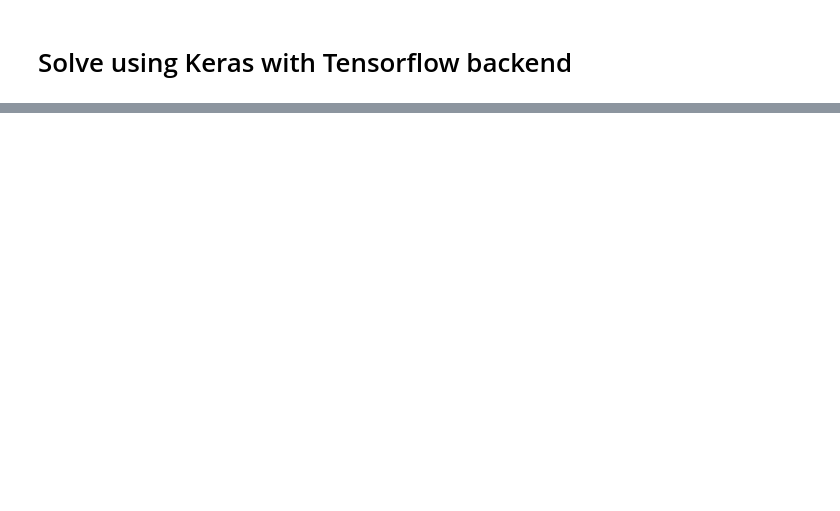
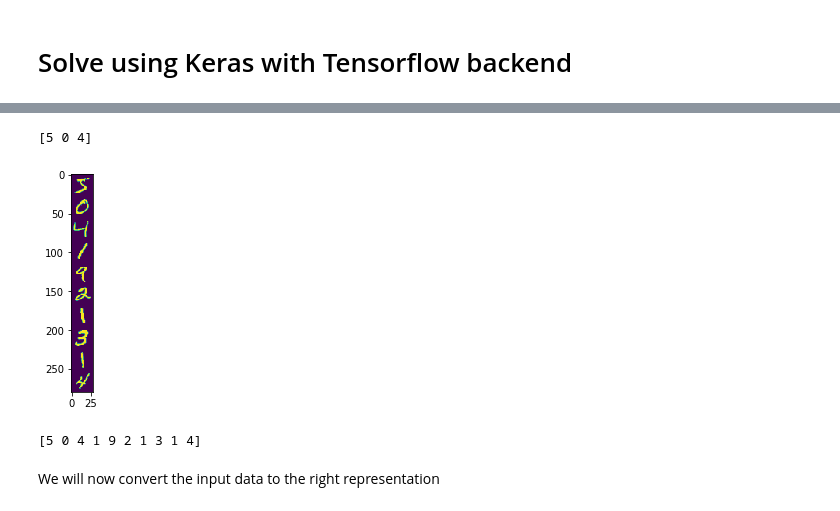
Before and after one commit to sintefmath/GeiloWinterSchool2018, a Jupyter notebook: course_material/Aritifial_Neural_Network.ipynb, the cells around one changed output, grey strips where cells are left out. Cells and saved outputs as stored; diff of their text form; code cells hidden in the pictures; blank space fills up the shorter version.

```diff
--- a/course_material/Aritifial_Neural_Network.ipynb
+++ b/course_material/Aritifial_Neural_Network.ipynb
@@ -396,0 +353,15 @@ for i in range(3):
+# %%
+# by inspecting the training labels, we see what these images are ment to show
+print(y_train[0:3])
+# %% [output]
+[5 0 4]
+# %%
+# we can plot the first 10 digits in a single plot by reshaping the image data
+plt.imshow(X_train[:10,:,:].reshape((28*10,28)))
+plt.show()
+print(y_train[:10])
+# %% [output]
+[figure, added]
+[5 0 4 1 9 2 1 3 1 4]
+# %% [markdown]
+We will now convert the input data to the right representation
```
Also changed, not shown: parts of 43 cells of this notebook, 1 other file.
